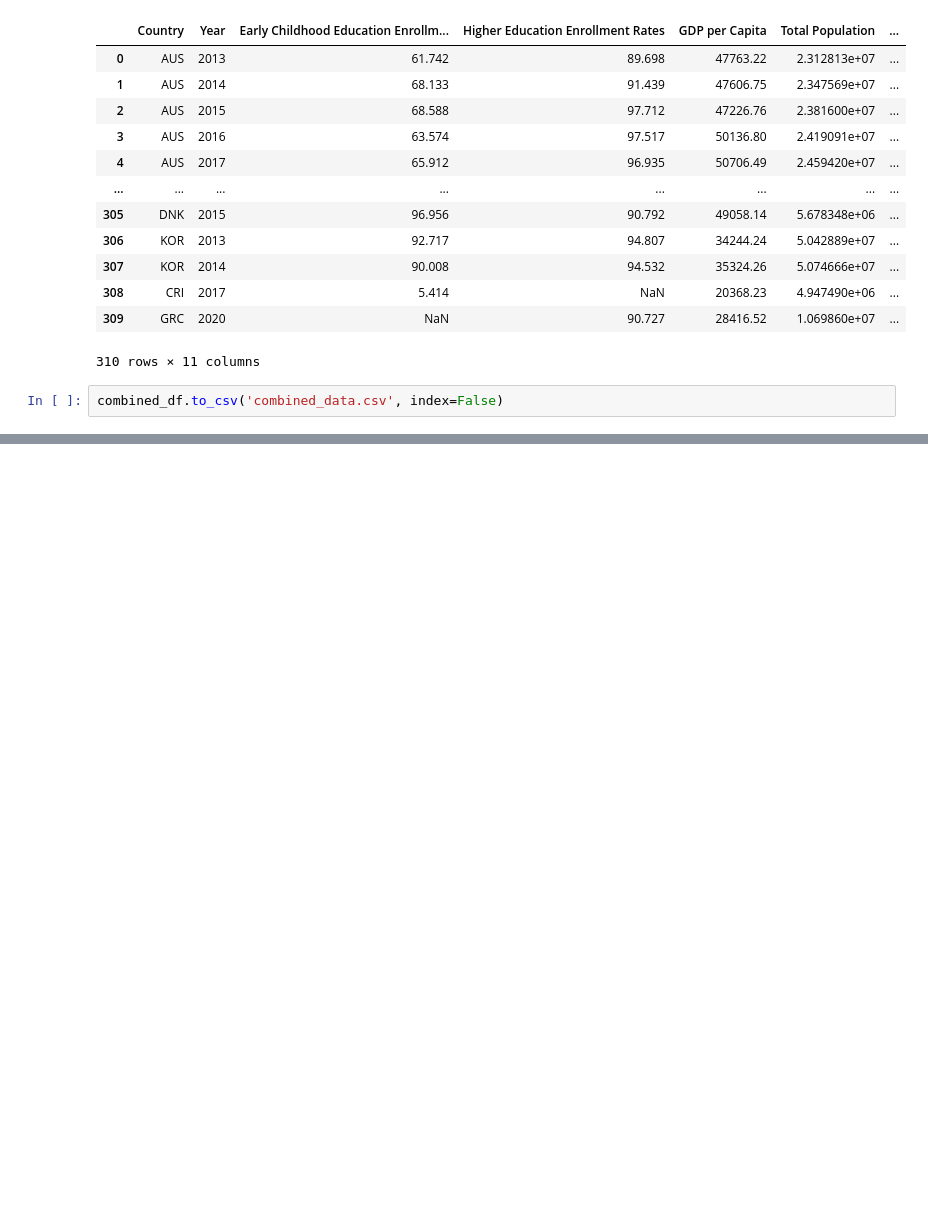
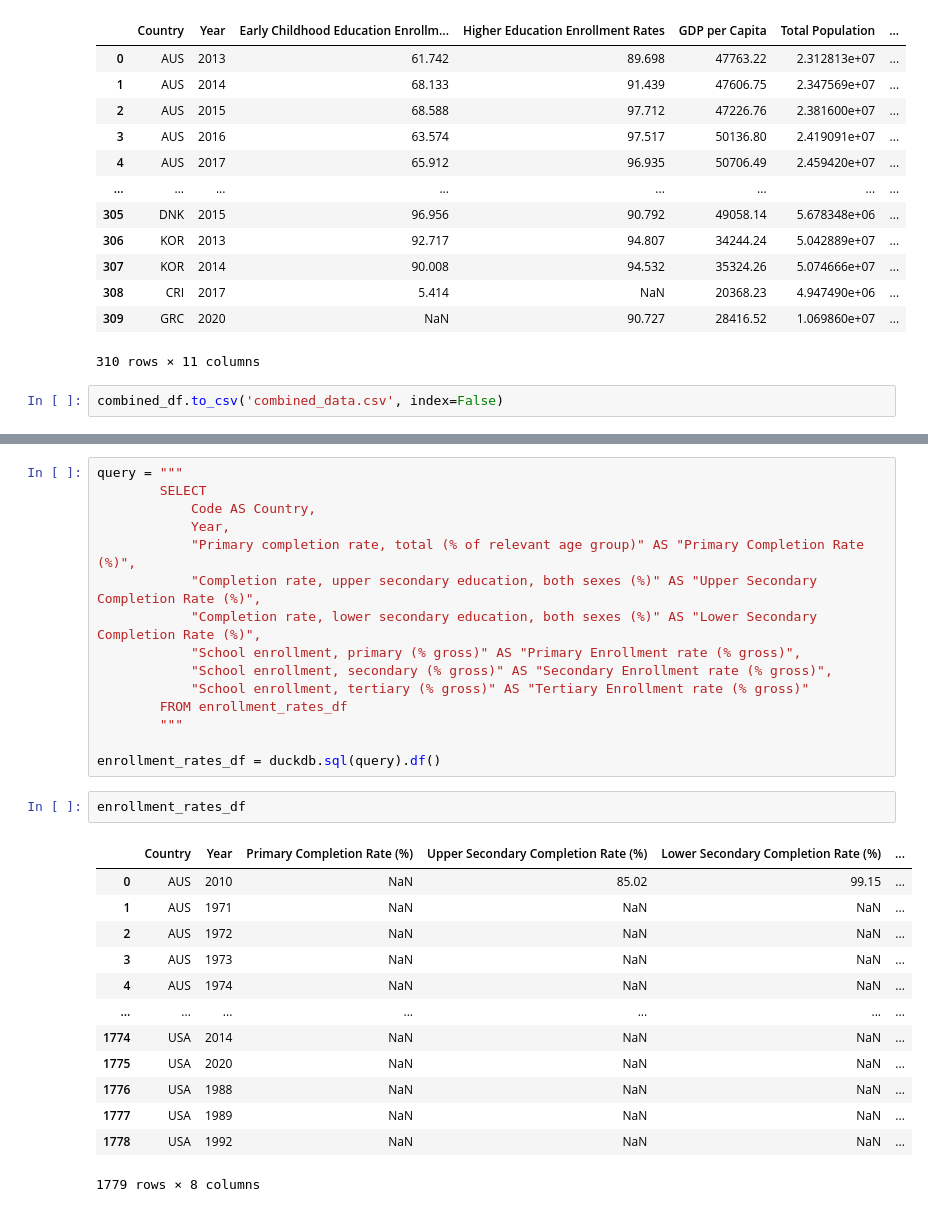
Before and after one commit to rcherivi/OECD-Tertiary-Education-Analysis, a Jupyter notebook: Phase 2ing - Rishika .ipynb, the cells around one changed output, grey strips where cells are left out. Drawn from its saved outputs; the diff is of its cells as text; blank space fills up the shorter version.

```diff
--- a/Phase 2ing - Rishika .ipynb
+++ b/Phase 2ing - Rishika .ipynb
@@ -960,0 +997,31 @@ combined_df
+# %%
+query = """
+        SELECT
+            Code AS Country,
+            Year,
+            "Primary completion rate, total (% of relevant age group)" AS "Primary Completion Rate (%)",
+            "Completion rate, upper secondary education, both sexes (%)" AS "Upper Secondary Completion Rate (%)",
+            "Completion rate, lower secondary education, both sexes (%)" AS "Lower Secondary Completion Rate (%)",
+            "School enrollment, primary (% gross)" AS "Primary Enrollment rate (% gross)",
+            "School enrollment, secondary (% gross)" AS "Secondary Enrollment rate (% gross)",
+            "School enrollment, tertiary (% gross)" AS "Tertiary Enrollment rate (% gross)"
+        FROM enrollment_rates_df
+        """
+
+enrollment_rates_df = duckdb.sql(query).df()
+# %%
+enrollment_rates_df
+# %% [output]
+|  | Country | Year | Primary Completion Rate (%) | Upper Secondary Completion Rate (%) | Lower Secondary Completion Rate (%) | ... |
+| 0 | AUS | 2010 | NaN | 85.02 | 99.15 | ... |
+| 1 | AUS | 1971 | NaN | NaN | NaN | ... |
+| 2 | AUS | 1972 | NaN | NaN | NaN | ... |
+| 3 | AUS | 1973 | NaN | NaN | NaN | ... |
+| 4 | AUS | 1974 | NaN | NaN | NaN | ... |
+| ... | ... | ... | ... | ... | ... | ... |
+| 1774 | USA | 2014 | NaN | NaN | NaN | ... |
+| 1775 | USA | 2020 | NaN | NaN | NaN | ... |
+| 1776 | USA | 1988 | NaN | NaN | NaN | ... |
+| 1777 | USA | 1989 | NaN | NaN | NaN | ... |
+| 1778 | USA | 1992 | NaN | NaN | NaN | ... |
+1779 rows × 8 columns
```
Also changed, not shown: parts of 17 cells of this notebook.
